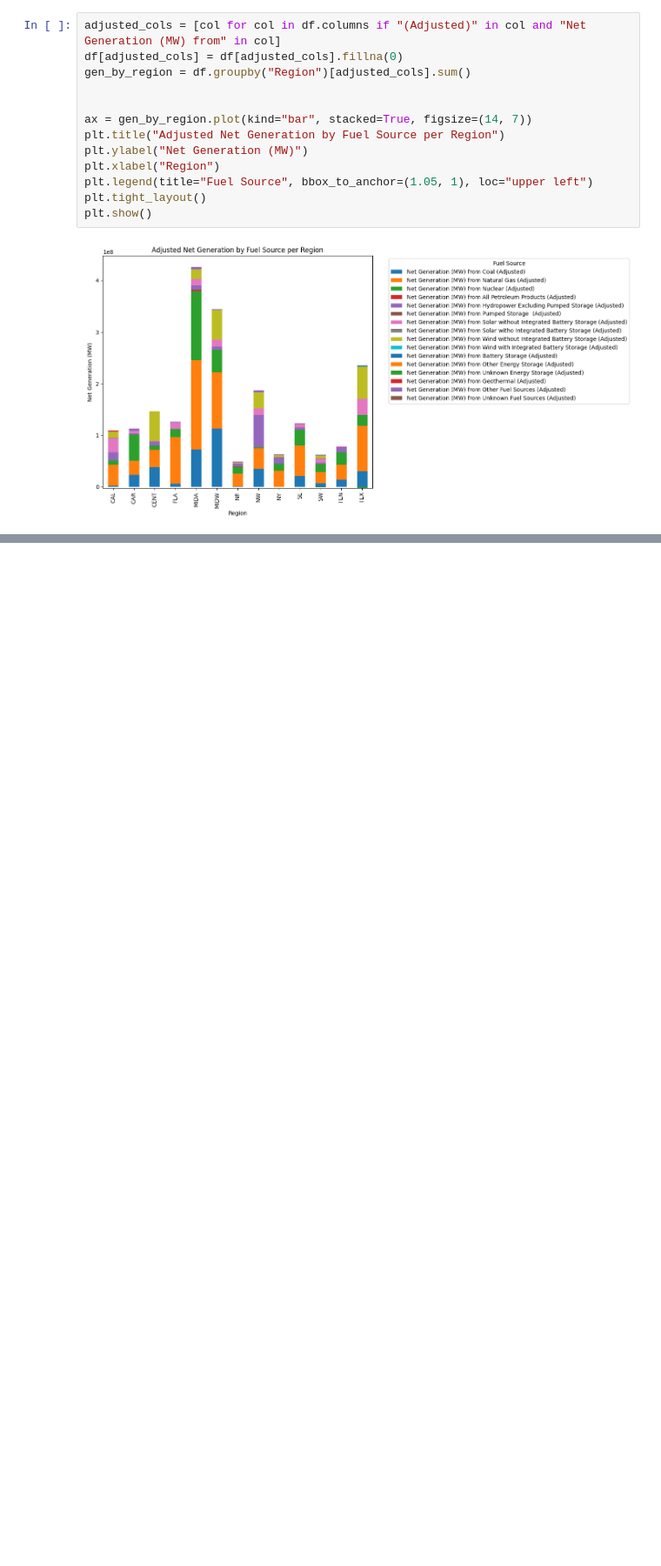
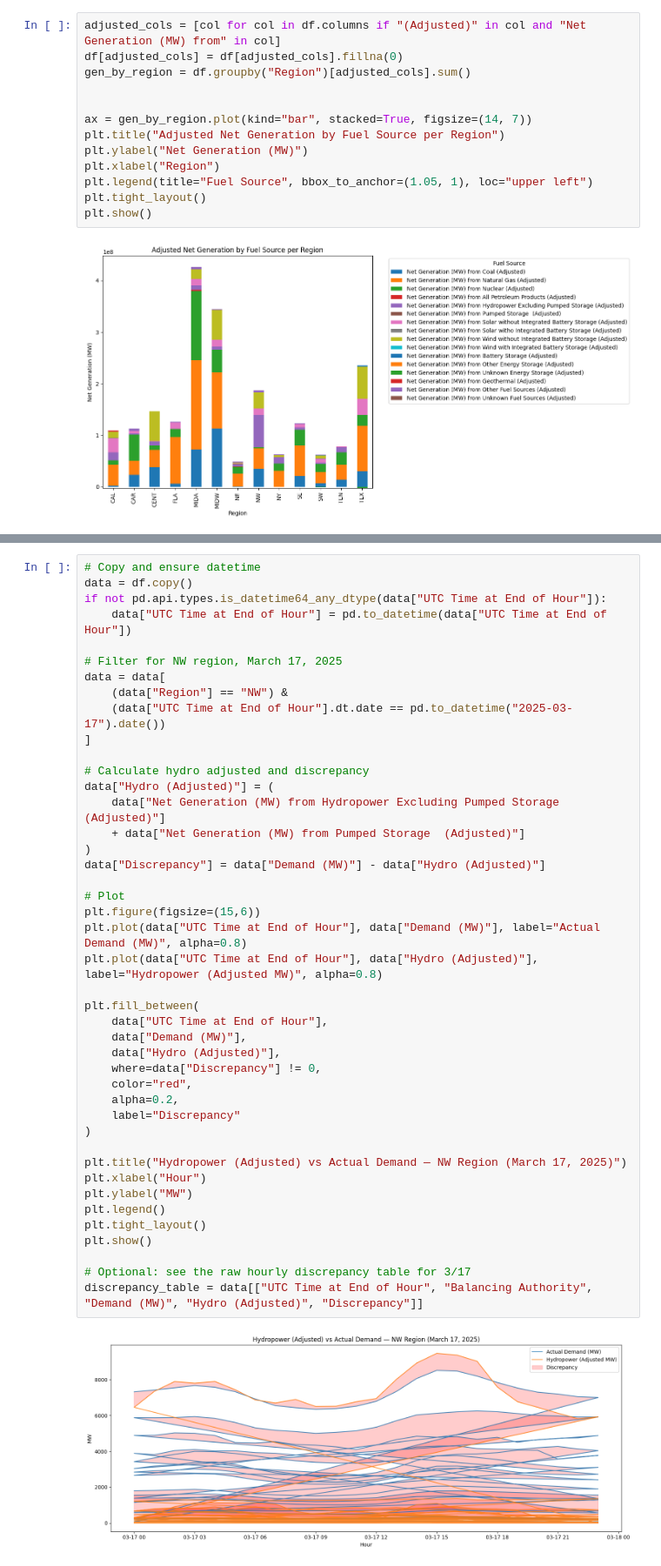
Before and after one commit to Michaelsaju1/AIPI510_Module_Project_1, a Jupyter notebook: power_grid_analysis.ipynb, the cells around one changed output, grey strips where cells are left out. Shown: that part at 87% size. Saved outputs shown, nothing was run; the diff lists cells and outputs as text; blank space fills up the shorter version.

Commit message:
Update power_grid_analysis.ipynb
Added the different graphs to highlight differences

```diff
--- a/power_grid_analysis.ipynb
+++ b/power_grid_analysis.ipynb
@@ -257,0 +273,45 @@ plt.show()
+# %%
+# Copy and ensure datetime
+data = df.copy()
+if not pd.api.types.is_datetime64_any_dtype(data["UTC Time at End of Hour"]):
+    data["UTC Time at End of Hour"] = pd.to_datetime(data["UTC Time at End of Hour"])
+
+# Filter for NW region, March 17, 2025
+data = data[
+    (data["Region"] == "NW") &
+    (data["UTC Time at End of Hour"].dt.date == pd.to_datetime("2025-03-17").date())
+]
+
+# Calculate hydro adjusted and discrepancy
+data["Hydro (Adjusted)"] = (
+    data["Net Generation (MW) from Hydropower Excluding Pumped Storage (Adjusted)"]
+    + data["Net Generation (MW) from Pumped Storage  (Adjusted)"]
+)
+data["Discrepancy"] = data["Demand (MW)"] - data["Hydro (Adjusted)"]
+
+# Plot
+plt.figure(figsize=(15,6))
+plt.plot(data["UTC Time at End of Hour"], data["Demand (MW)"], label="Actual Demand (MW)", alpha=0.8)
+plt.plot(data["UTC Time at End of Hour"], data["Hydro (Adjusted)"], label="Hydropower (Adjusted MW)", alpha=0.8)
+
+plt.fill_between(
+    data["UTC Time at End of Hour"],
+    data["Demand (MW)"],
+    data["Hydro (Adjusted)"],
+    where=data["Discrepancy"] != 0,
+    color="red",
+    alpha=0.2,
+    label="Discrepancy"
+)
+
+plt.title("Hydropower (Adjusted) vs Actual Demand — NW Region (March 17, 2025)")
+plt.xlabel("Hour")
+plt.ylabel("MW")
+plt.legend()
+plt.tight_layout()
+plt.show()
+
+# Optional: see the raw hourly discrepancy table for 3/17
+discrepancy_table = data[["UTC Time at End of Hour", "Balancing Authority", "Demand (MW)", "Hydro (Adjusted)", "Discrepancy"]]
+# %% [output]
+[figure, added]
```
Also changed, not shown: parts of 3 cells of this notebook.
